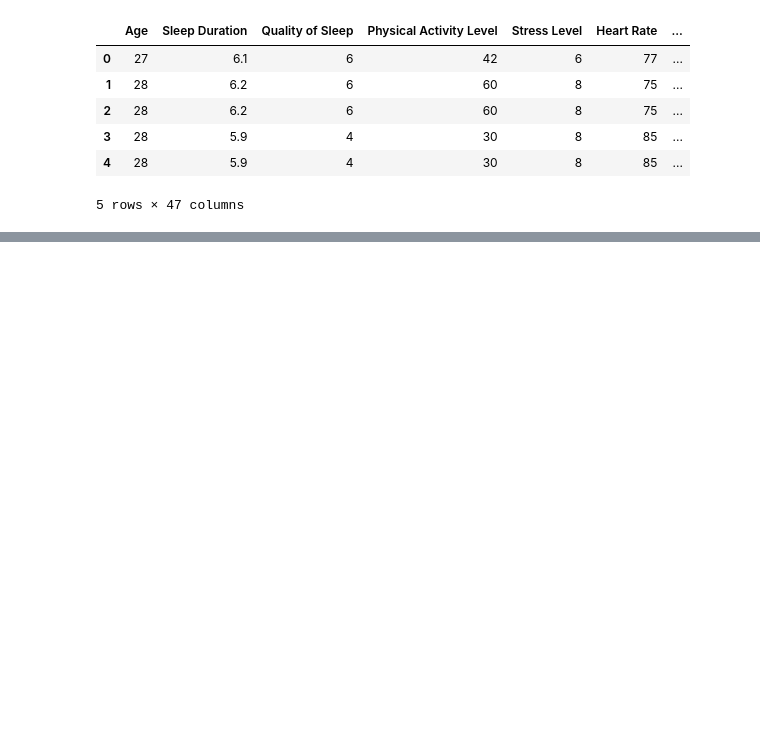
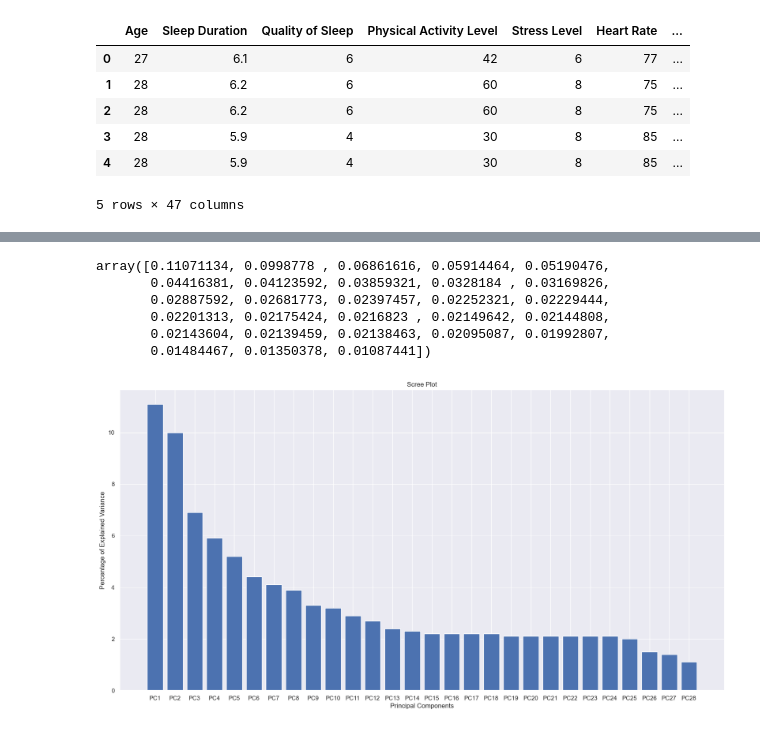
Before and after one commit to LiamHarmon/DAV_CA, a Jupyter notebook: DAV_CA.ipynb, the cells around one changed output, grey strips where cells are left out. Saved outputs shown, nothing was run; the diff lists cells and outputs as text; code cells hidden in the pictures; blank space fills up the shorter version.

```diff
--- a/DAV_CA.ipynb
+++ b/DAV_CA.ipynb
@@ -140,0 +162,5 @@ final_data.head()
+# %%
+# Standardize the data
+scaler = StandardScaler()
+scaled_data = scaler.fit_transform(final_data)
+scaled_data
@@ -140,0 +181,9 @@ final_data.head()
+# %%
+# Fit the PCA and keep components that explain 95% of the variance
+import numpy as np
+
+pca = PCA(n_components=0.95)
+pca_data = pca.fit_transform(scaled_data)
+per_var = np.round(pca.explained_variance_ratio_*100, decimals=1)
+per_var
+pca_data
@@ -140,0 +204,21 @@ final_data.head()
+# %%
+# Explained variance ratio
+explained_variance_ratio = pca.explained_variance_ratio_
+explained_variance_ratio
+# %% [output]
+array([0.11071134, 0.0998778 , 0.06861616, 0.05914464, 0.05190476,
+       0.04416381, 0.04123592, 0.03859321, 0.0328184 , 0.03169826,
+       0.02887592, 0.02681773, 0.02397457, 0.02252321, 0.02229444,
+       0.02201313, 0.02175424, 0.0216823 , 0.02149642, 0.02144808,
+       0.02143604, 0.02139459, 0.02138463, 0.02095087, 0.01992807,
+       0.01484467, 0.01350378, 0.01087441])
+# %%
+# Scree Bar Plot
+labels=['PC'+str(i) for i in range(1, len(per_var)+1)]
+plt.bar(x=range(1,len(per_var)+1), height=per_var, tick_label=labels)
+plt.ylabel("Percentage of Explained Variance")
+plt.xlabel("Principal Components")
+plt.title('Scree Plot')
+plt.show()
+# %% [output]
+[figure, added]
```
Also changed, not shown: parts of 9 cells of this notebook.
